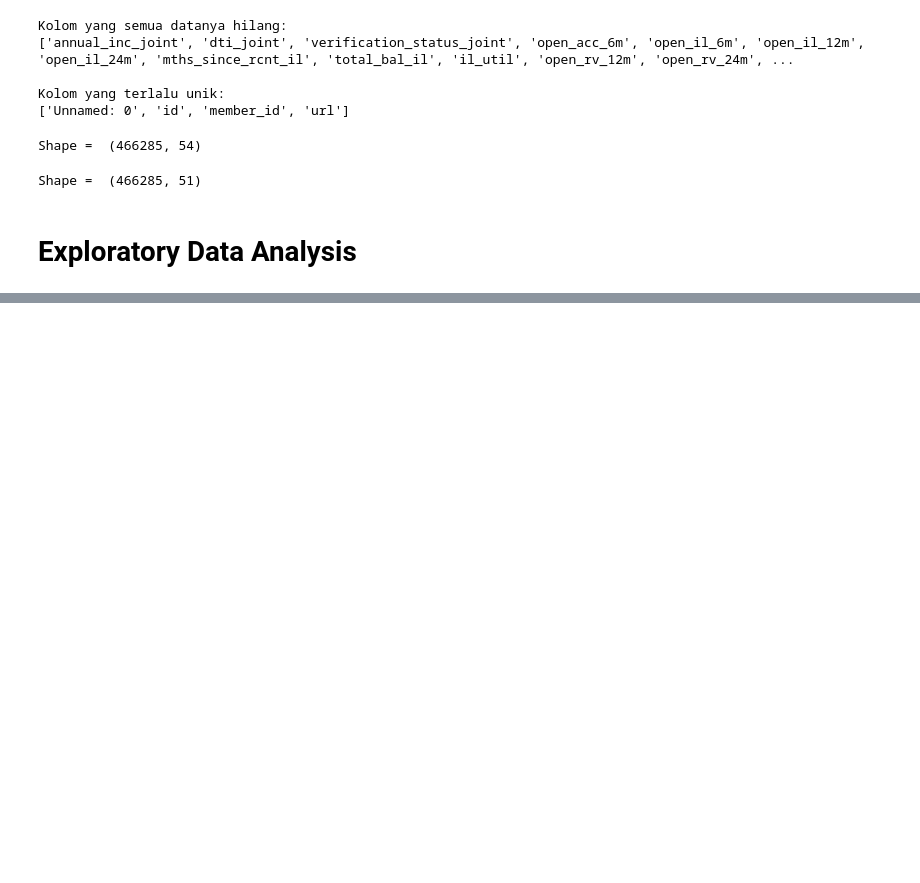
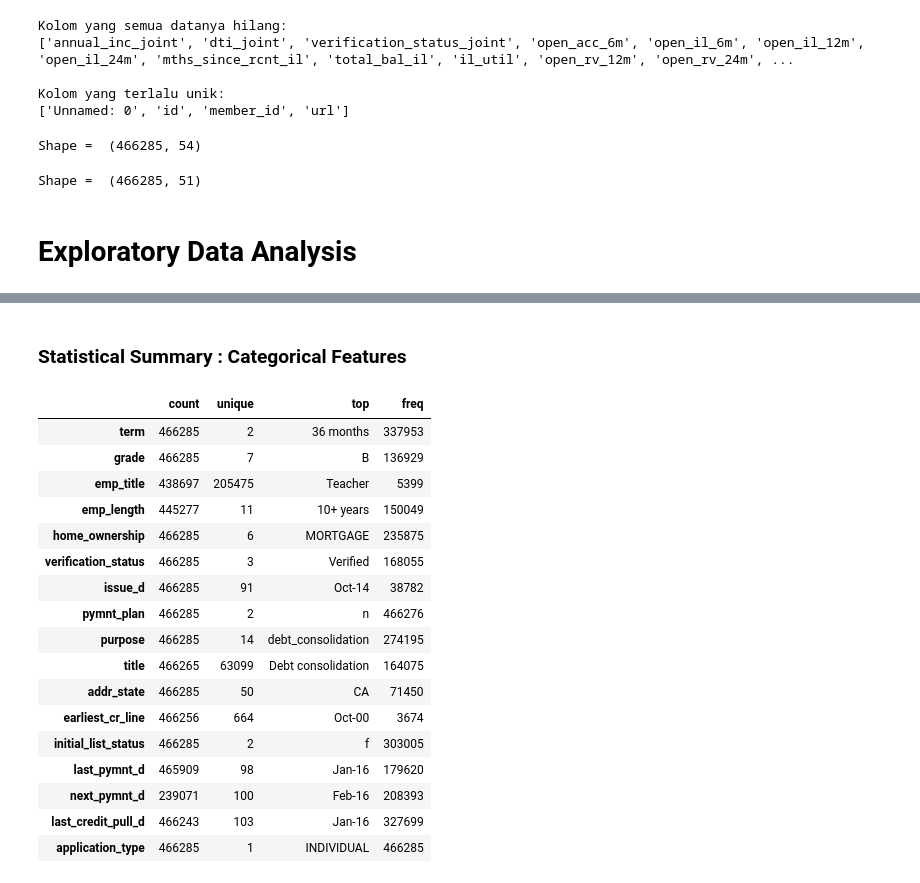
Before and after one commit to bayubagusbagaswara/CreditRiskPrediction, a Jupyter notebook: CreditRiskPrediction.ipynb, the cells around one changed output, grey strips where cells are left out. Saved outputs shown, nothing was run; the diff lists cells and outputs as text; code cells hidden in the pictures; blank space fills up the shorter version.

```diff
--- a/CreditRiskPrediction.ipynb
+++ b/CreditRiskPrediction.ipynb
@@ -319,0 +372,23 @@ Shape =  (466285, 51)
+# %% [markdown]
+### Statistical Summary : Categorical Features
+# %%
+data[categorics].describe().transpose()
+# %% [output]
+|  | count | unique | top | freq |
+| term | 466285 | 2 | 36 months | 337953 |
+| grade | 466285 | 7 | B | 136929 |
+| emp_title | 438697 | 205475 | Teacher | 5399 |
+| emp_length | 445277 | 11 | 10+ years | 150049 |
+| home_ownership | 466285 | 6 | MORTGAGE | 235875 |
+| verification_status | 466285 | 3 | Verified | 168055 |
+| issue_d | 466285 | 91 | Oct-14 | 38782 |
+| pymnt_plan | 466285 | 2 | n | 466276 |
+| purpose | 466285 | 14 | debt_consolidation | 274195 |
+| title | 466265 | 63099 | Debt consolidation | 164075 |
+| addr_state | 466285 | 50 | CA | 71450 |
+| earliest_cr_line | 466256 | 664 | Oct-00 | 3674 |
+| initial_list_status | 466285 | 2 | f | 303005 |
+| last_pymnt_d | 465909 | 98 | Jan-16 | 179620 |
+| next_pymnt_d | 239071 | 100 | Feb-16 | 208393 |
+| last_credit_pull_d | 466243 | 103 | Jan-16 | 327699 |
+| application_type | 466285 | 1 | INDIVIDUAL | 466285 |
```
Also changed, not shown: parts of 20 cells of this notebook.
